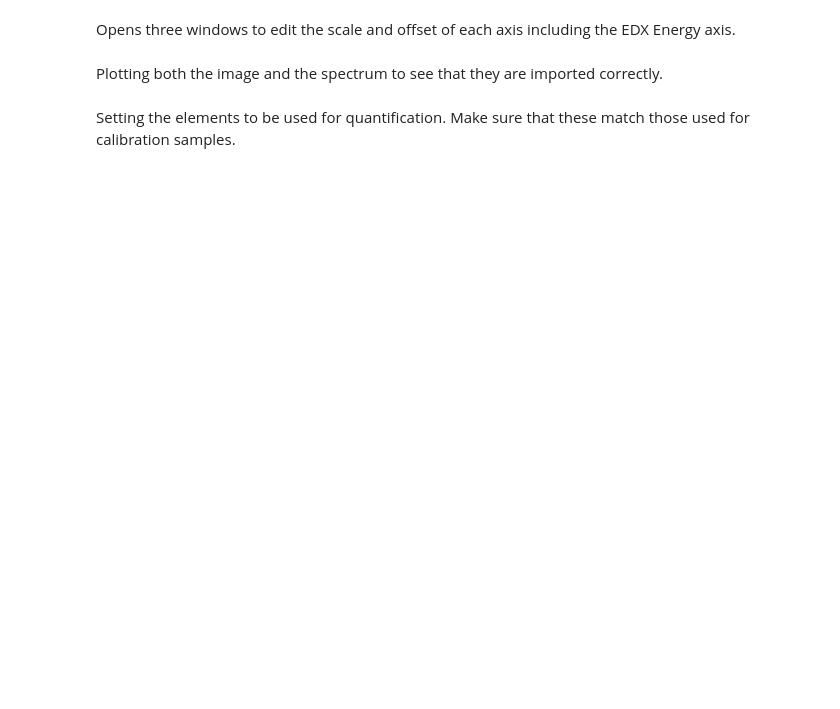
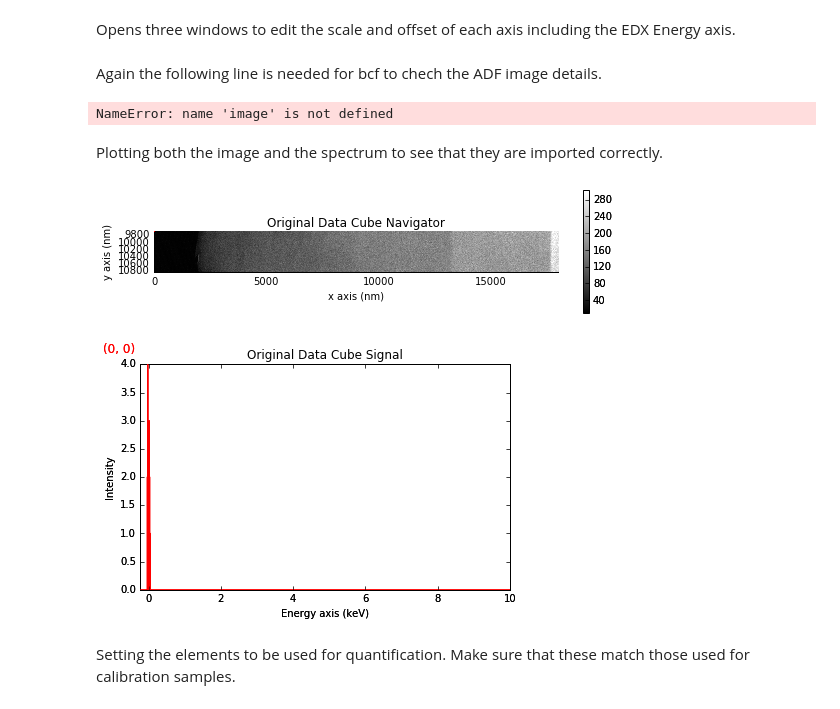
Before and after one commit to k8macarthur/hyperspy_workbooks, a Jupyter notebook: Particle Analysis - EDX Cross Sections.ipynb, the cells around one changed output. Drawn from its saved outputs; the diff is of its cells as text; code cells hidden in the pictures; blank space fills up the shorter version.

```diff
--- a/Particle Analysis - EDX Cross Sections.ipynb
+++ b/Particle Analysis - EDX Cross Sections.ipynb
@@ -79,9 +93,18 @@ image.axes_manager.gui()
 #s.get_calibration_from(s1pixel) will take all the calibration
+# %% [markdown]
+Again the following line  is needed for bcf to chech the ADF image details.
+# %%
+image.axes_manager.gui()
+# %% [output]
+NameError: name 'image' is not defined
 # %% [markdown]
 Plotting both the image and the spectrum to see that they are imported correctly.
 # %%
 s.plot()
-image.plot()
+#image.plot()
+# %% [output]
+[figure, added]
+[figure, added]
 # %% [markdown]
 Setting the elements to be used for quantification. Make sure that these match those used for calibration samples.
 # %%
```
Also changed, not shown: parts of 34 cells of this notebook, 2 other files.
